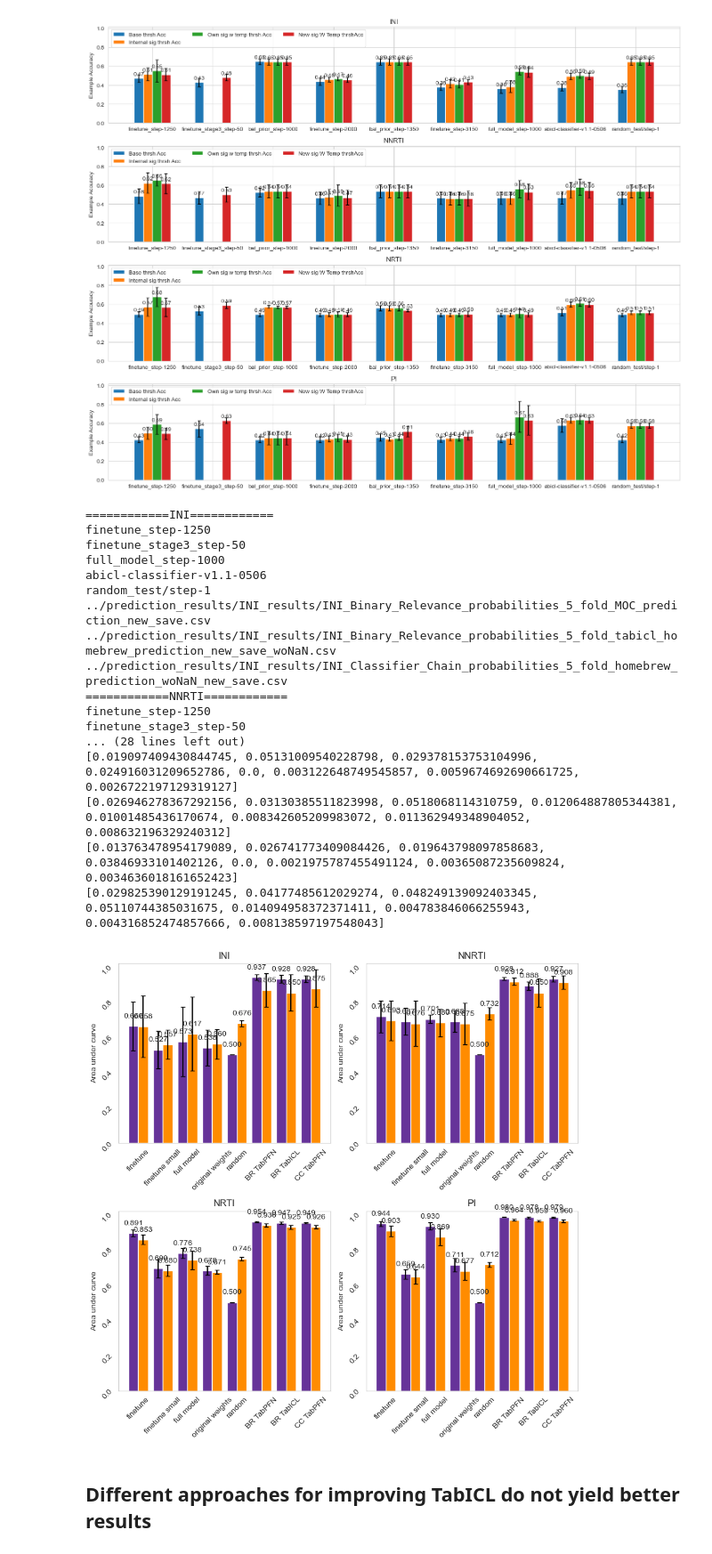
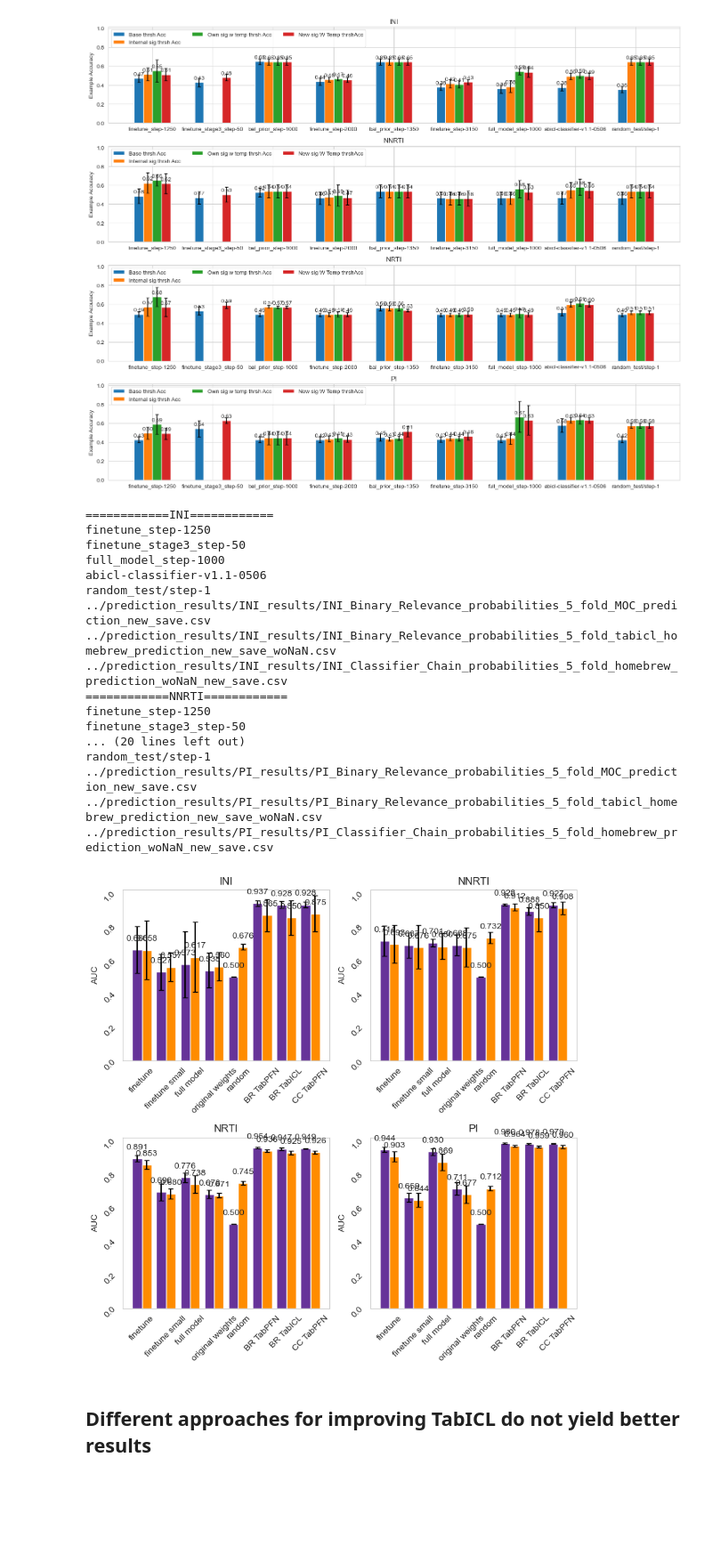
Before and after one commit to FloAvis/MultiLabel-PFN, a Jupyter notebook: statistics/MA_statistics.ipynb, the cells around one changed output. Shown at 89% size. Cells and saved outputs as stored; diff of their text form; code cells hidden in the pictures; blank space fills up the shorter version.

```diff
--- a/statistics/MA_statistics.ipynb
+++ b/statistics/MA_statistics.ipynb
@@ -54,7 +54,7 @@ models = [
 
 ending = "_5_fold_new_loss_sigmoid.csv"
 
-'''
+
 ml_models = [modeltype + x for x in models]
 
 
@@ -88,13 +88,13 @@ tmp_sub_accs_fold_mean, tmp_sub_accs_fold_std = result_handler.calc_metrics(file
 
 df_sub_accs_groups_mean = pd.DataFrame(sub_accs_fold_mean)
 df_sub_accs_groups_std = pd.DataFrame(sub_accs_fold_std)
-'''
+
 
 models_w_TabPFN = ["finetune",
     "finetune small",
     "full model",
     "original weights",
-    "random", "Only 0", "BR TabPFN", "BR TabICL", "CC TabPFN"]
+    "random", "Only resistant", "BR TabPFN", "BR TabICL", "CC TabPFN"]
 
 color = ["tab:gray"] * 4 + ["tab:brown"] * 2 + ["tab:red"] * 2 + ["tab:cyan"]
 
@@ -125,5 +125,5 @@ for i, drug in enumerate(df_sub_accs_groups_mean.columns.values.tolist()):
 fig.tight_layout()
 #plt.show()
 
-plt.savefig("../figures/07_ma_not_as_good/ma_comp_exam_acc_new.png")
+plt.savefig("../figures/07_ma_not_as_good/ma_comp_exam_acc_new2.png")
 # %% [output]
@@ -422,7 +484,7 @@ x_ticks = ["finetune",
 x = np.arange(len(x_ticks))  # the label locations
 width = 0.4  # the width of the bars
 
-fig, axs = plt.subplots(2, 2, figsize=(9, 9),layout='tight')
+fig, axs = plt.subplots(2, 2, figsize=(8, 8),layout='tight')
 
 axs = axs.flatten()
 
@@ -435,42 +497,42 @@ for i, path in enumerate(filepath_list):
     for attribute, measurement in results_mean[i].items():
         offset = width * multiplier
         rects = ax.bar(x + offset, measurement, width, label=attribute, color=color[attribute])
-        print(results_std[i][attribute.strip("MEAN") + "STD"])
+        #print(results_std[i][attribute.strip("MEAN") + "STD"])
         ax.errorbar(x + offset, measurement, yerr=results_std[i][attribute.strip("MEAN") + "STD"],capsize=3, fmt="none", ecolor="black")
         ax.bar_label(rects, fmt='%.3f', padding=8)
         multiplier += 1
 
     ax.grid(False)
     # Add some text for labels, title and custom x-axis tick labels, etc.
-    ax.set_ylabel('Area under curve')
+    ax.set_ylabel('AUC')
     ax.set_title(path.split("/")[-1].strip("_"))
     ax.tick_params(rotation=45)
     ax.set_xticks(x + width, x_ticks)
     #ax.legend(loc='upper left', ncols=3)
     ax.set_ylim(0, 1.015)
 
 #plt.show()
 
 #plt.savefig("../figures/07_ma_not_as_good/ma_comp_auc_new.png")
 # %% [output]
 ============INI============
 finetune_step-1250
 finetune_stage3_step-50
 full_model_step-1000
 abicl-classifier-v1.1-0506
 random_test/step-1
 ../prediction_results/INI_results/INI_Binary_Relevance_probabilities_5_fold_MOC_prediction_new_save.csv
 ../prediction_results/INI_results/INI_Binary_Relevance_probabilities_5_fold_tabicl_homebrew_prediction_new_save_woNaN.csv
 ../prediction_results/INI_results/INI_Classifier_Chain_probabilities_5_fold_homebrew_prediction_woNaN_new_save.csv
 ============NNRTI============
 finetune_step-1250
 finetune_stage3_step-50
-... (28 lines left out)
-[0.019097409430844745, 0.05131009540228798, 0.029378153753104996, 0.024916031209652786, 0.0, 0.003122648749545857, 0.0059674692690661725, 0.0026722197129319127]
-[0.026946278367292156, 0.03130385511823998, 0.0518068114310759, 0.012064887805344381, 0.01001485436170674, 0.008342605209983072, 0.011362949348904052, 0.008632196329240312]
-[0.013763478954179089, 0.026741773409084426, 0.019643798097858683, 0.03846933101402126, 0.0, 0.0021975787455491124, 0.00365087235609824, 0.0034636018161652423]
-[0.029825390129191245, 0.04177485612029274, 0.048249139092403345, 0.05110744385031675, 0.014094958372371411, 0.004783846066255943, 0.004316852474857666, 0.008138597197548043]
+... (20 lines left out)
+random_test/step-1
+../prediction_results/PI_results/PI_Binary_Relevance_probabilities_5_fold_MOC_prediction_new_save.csv
+../prediction_results/PI_results/PI_Binary_Relevance_probabilities_5_fold_tabicl_homebrew_prediction_new_save_woNaN.csv
+../prediction_results/PI_results/PI_Classifier_Chain_probabilities_5_fold_homebrew_prediction_woNaN_new_save.csv
-[figure, old version]
+[figure, new version]
 # %% [markdown]
 ## Different approaches for improving TabICL do not yield better results
 # %%
```
Also changed, not shown: parts of 15 cells of this notebook, 8 other files.
